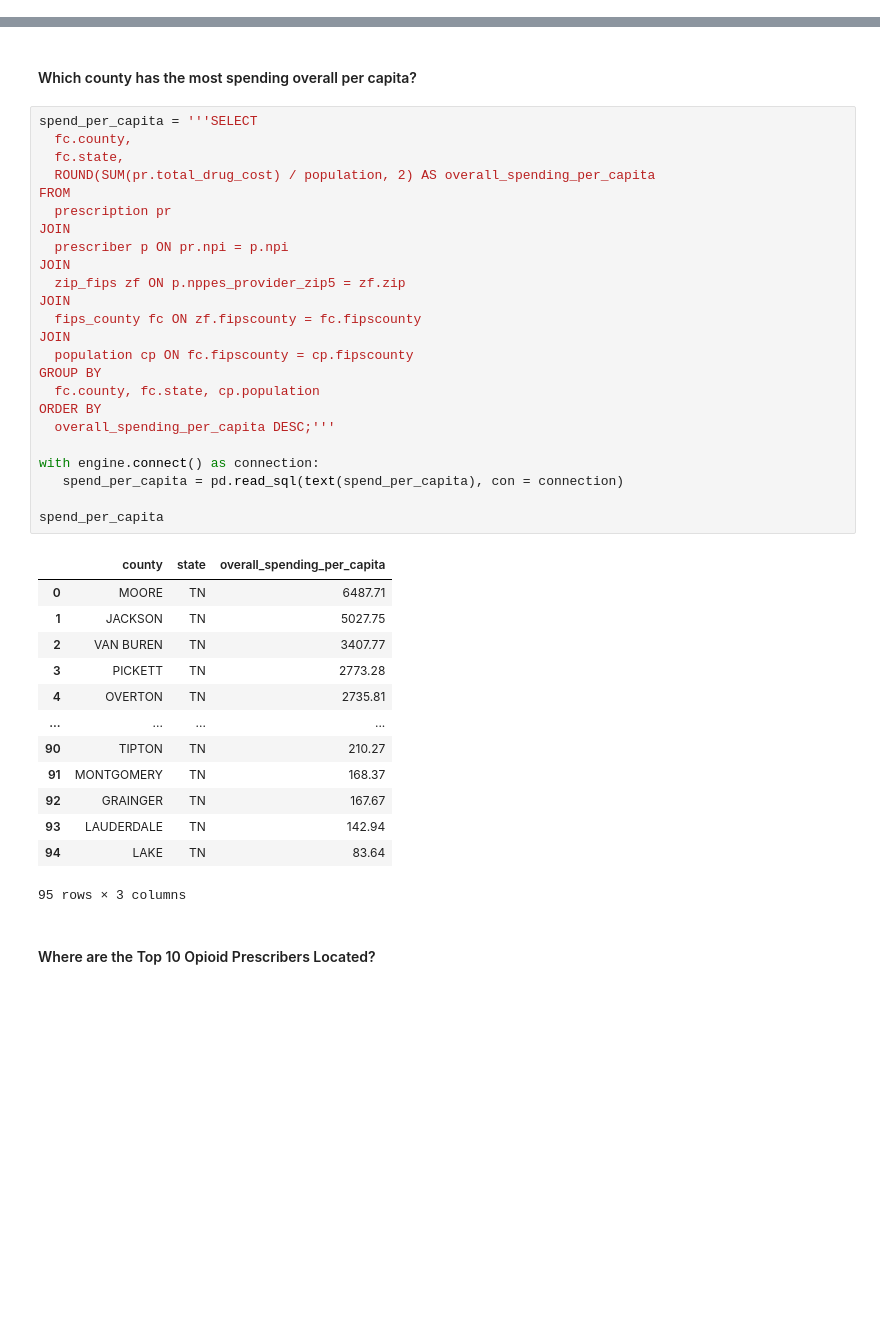
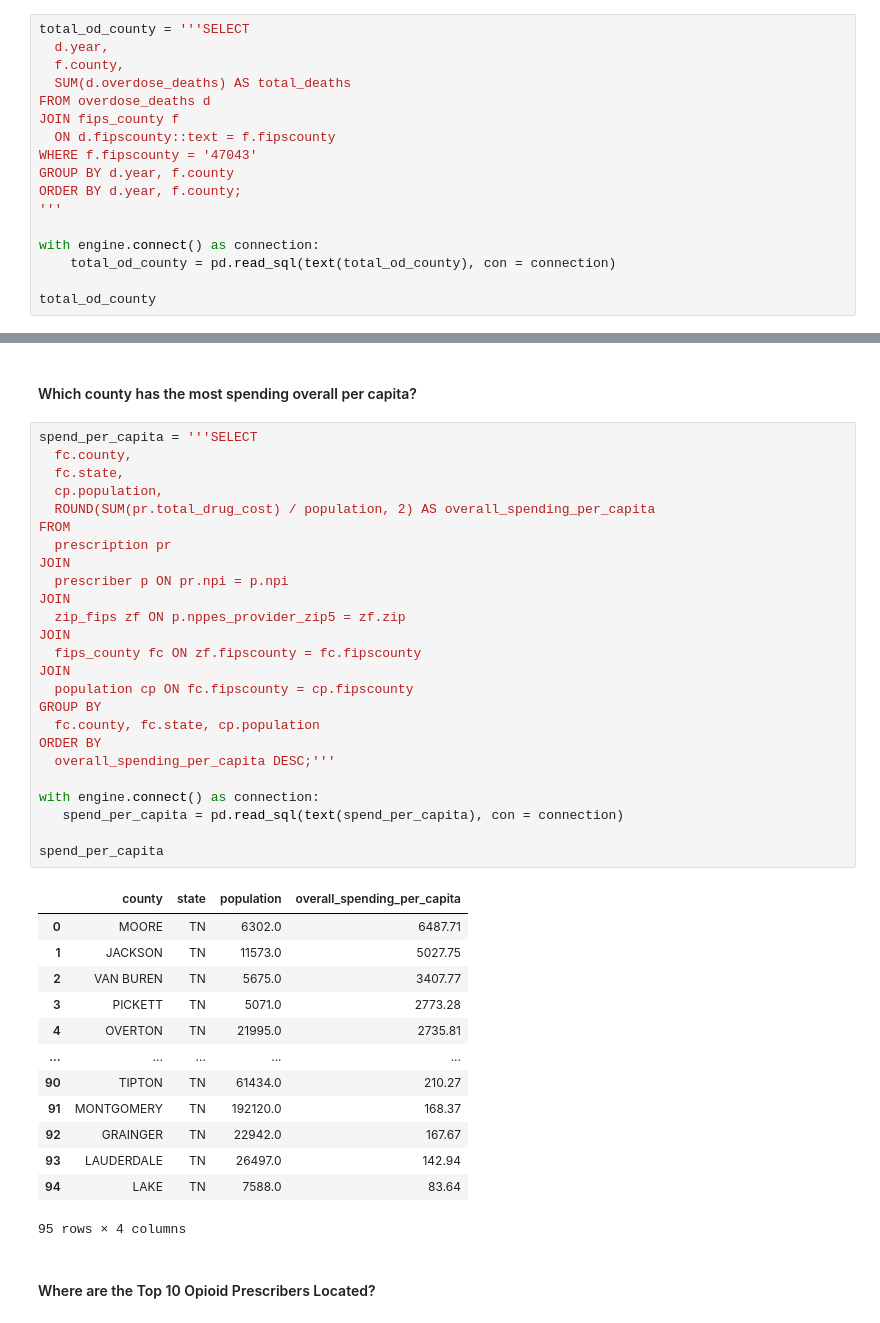
Before and after one commit to NewForce-Cohort-11-Data/prescribers-but-python-mountaineer-medicine, a Jupyter notebook: prescribers-notebook.ipynb, the cells around one changed output, grey strips where cells are left out. Drawn from its saved outputs; the diff is of its cells as text; blank space fills up the shorter version.

```diff
--- a/prescribers-notebook.ipynb
+++ b/prescribers-notebook.ipynb
@@ -123,0 +125,17 @@ plt.show()
+# %%
+total_od_county = '''SELECT
+  d.year,
+  f.county,
+  SUM(d.overdose_deaths) AS total_deaths
+FROM overdose_deaths d
+JOIN fips_county f
+  ON d.fipscounty::text = f.fipscounty
+WHERE f.fipscounty = '47043'
+GROUP BY d.year, f.county
+ORDER BY d.year, f.county;
+'''
+
+with engine.connect() as connection:
+    total_od_county = pd.read_sql(text(total_od_county), con = connection)
+
+total_od_county
@@ -483,41 +507,42 @@ opioid_spending_per_capita['opioid_spending_per_capita'].sum()
 # %%
 spend_per_capita = '''SELECT
   fc.county,
   fc.state,
+  cp.population,
   ROUND(SUM(pr.total_drug_cost) / population, 2) AS overall_spending_per_capita
 FROM
   prescription pr
 JOIN
   prescriber p ON pr.npi = p.npi
 JOIN
   zip_fips zf ON p.nppes_provider_zip5 = zf.zip
 JOIN
   fips_county fc ON zf.fipscounty = fc.fipscounty
 JOIN
   population cp ON fc.fipscounty = cp.fipscounty
 GROUP BY
   fc.county, fc.state, cp.population
 ORDER BY
   overall_spending_per_capita DESC;'''
 
 with engine.connect() as connection:
    spend_per_capita = pd.read_sql(text(spend_per_capita), con = connection)
 
 spend_per_capita
 # %% [output]
-|  | county | state | overall_spending_per_capita |
-| 0 | MOORE | TN | 6487.71 |
-| 1 | JACKSON | TN | 5027.75 |
-| 2 | VAN BUREN | TN | 3407.77 |
-| 3 | PICKETT | TN | 2773.28 |
-| 4 | OVERTON | TN | 2735.81 |
-| ... | ... | ... | ... |
-| 90 | TIPTON | TN | 210.27 |
-| 91 | MONTGOMERY | TN | 168.37 |
-| 92 | GRAINGER | TN | 167.67 |
-| 93 | LAUDERDALE | TN | 142.94 |
-| 94 | LAKE | TN | 83.64 |
+|  | county | state | population | overall_spending_per_capita |
+| 0 | MOORE | TN | 6302.0 | 6487.71 |
+| 1 | JACKSON | TN | 11573.0 | 5027.75 |
+| 2 | VAN BUREN | TN | 5675.0 | 3407.77 |
+| 3 | PICKETT | TN | 5071.0 | 2773.28 |
+| 4 | OVERTON | TN | 21995.0 | 2735.81 |
+| ... | ... | ... | ... | ... |
+| 90 | TIPTON | TN | 61434.0 | 210.27 |
+| 91 | MONTGOMERY | TN | 192120.0 | 168.37 |
+| 92 | GRAINGER | TN | 22942.0 | 167.67 |
+| 93 | LAUDERDALE | TN | 26497.0 | 142.94 |
+| 94 | LAKE | TN | 7588.0 | 83.64 |
-95 rows × 3 columns
+95 rows × 4 columns
 # %% [markdown]
 #### Where are the Top 10 Opioid Prescribers Located?
 # %%
```
Also changed, not shown: parts of 6 cells of this notebook, 3 other files.
